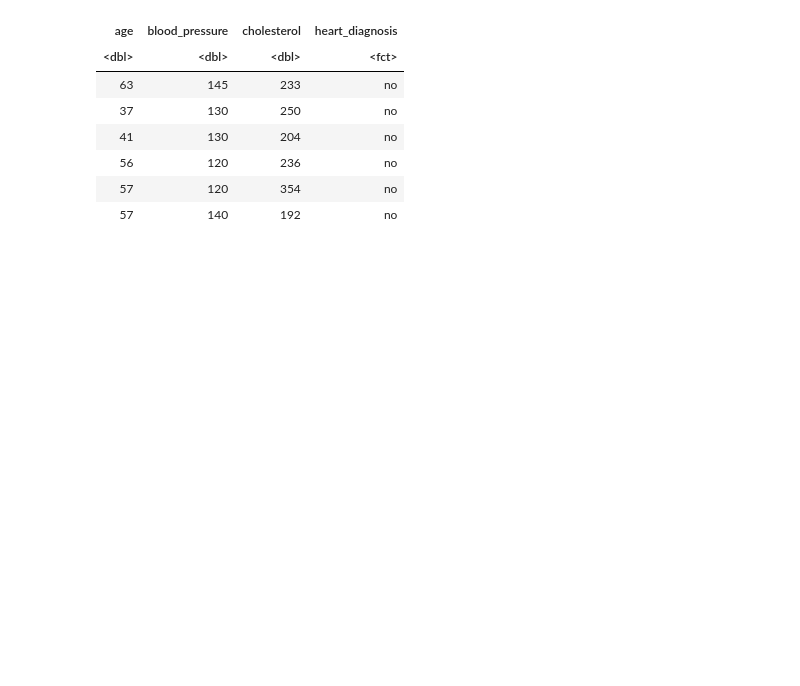
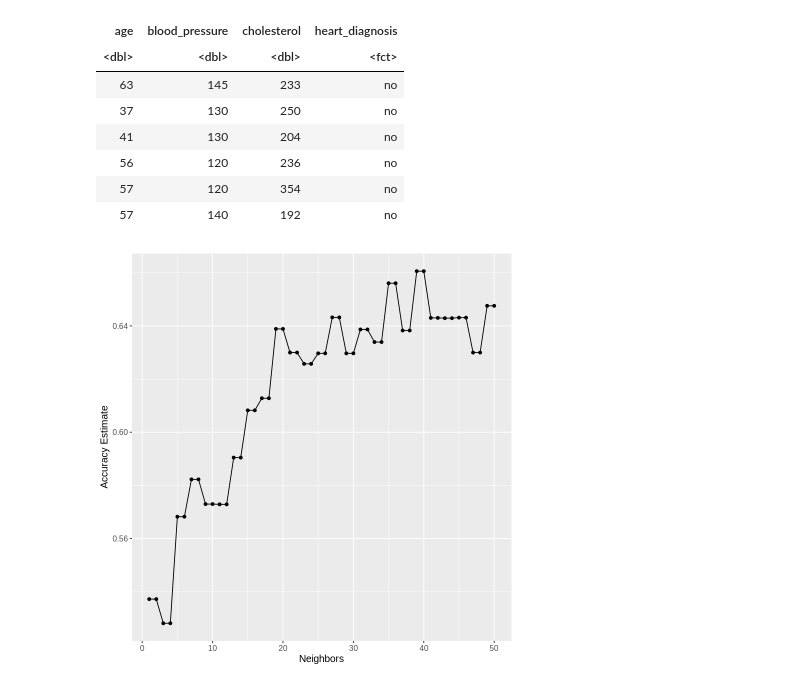
Before and after one commit to Hawkxiang114/Group_project_proposal, a Jupyter notebook: Group project report.ipynb, the cells around one changed output. Saved outputs shown, nothing was run; the diff lists cells and outputs as text; code cells hidden in the pictures; blank space fills up the shorter version.

Commit message:
Added cross validation

```diff
--- a/Group project report.ipynb
+++ b/Group project report.ipynb
@@ -85,4 +85,30 @@ heart_testing <- testing(heart_split)
 heart_recipe <- recipe(heart_diagnosis ~ age + blood_pressure + cholesterol, data = heart_training)|>
     step_scale(all_predictors())|>
     step_center(all_predictors())
+# %%
+#Choosing a K value by performing a 5-fold cross validation to determine the K value between 1 and 10 that has the highest accuracy
+heart_vfold <- vfold_cv(heart_training, v =5, strata = heart_diagnosis)
+knn_spec <- nearest_neighbor(weight_func = "rectangular", neighbors = tune()) |>
+    set_engine("kknn") |>
+    set_mode("classification")
+k_vals <- tibble(neighbors = seq(from =1, to = 50, by = 1))
+knn_results <- workflow() |>
+    add_recipe(heart_recipe) |>
+    add_model(knn_spec) |>
+    tune_grid(resamples = heart_vfold, grid = k_vals) |>
+    collect_metrics()
+# %%
+#We now collect the accuracies of these different Ks and then display them as a graph of the K versus accuracy to determine the appropriate value
+accuracies <- knn_results |>
+    filter(.metric == "accuracy")|>
+
+accuracy_vs_k <- ggplot(accuracies, aes(x = neighbors, y = mean)) +
+    geom_point() +
+    geom_line() +
+    labs(x = "Neighbors", y = "Accuracy Estimate") +
+    theme(text = element_text(size = 12))
+
+accuracy_vs_k
+# %% [output]
+[figure, added]
 # %%
```
Also changed, not shown: parts of 4 cells of this notebook.
